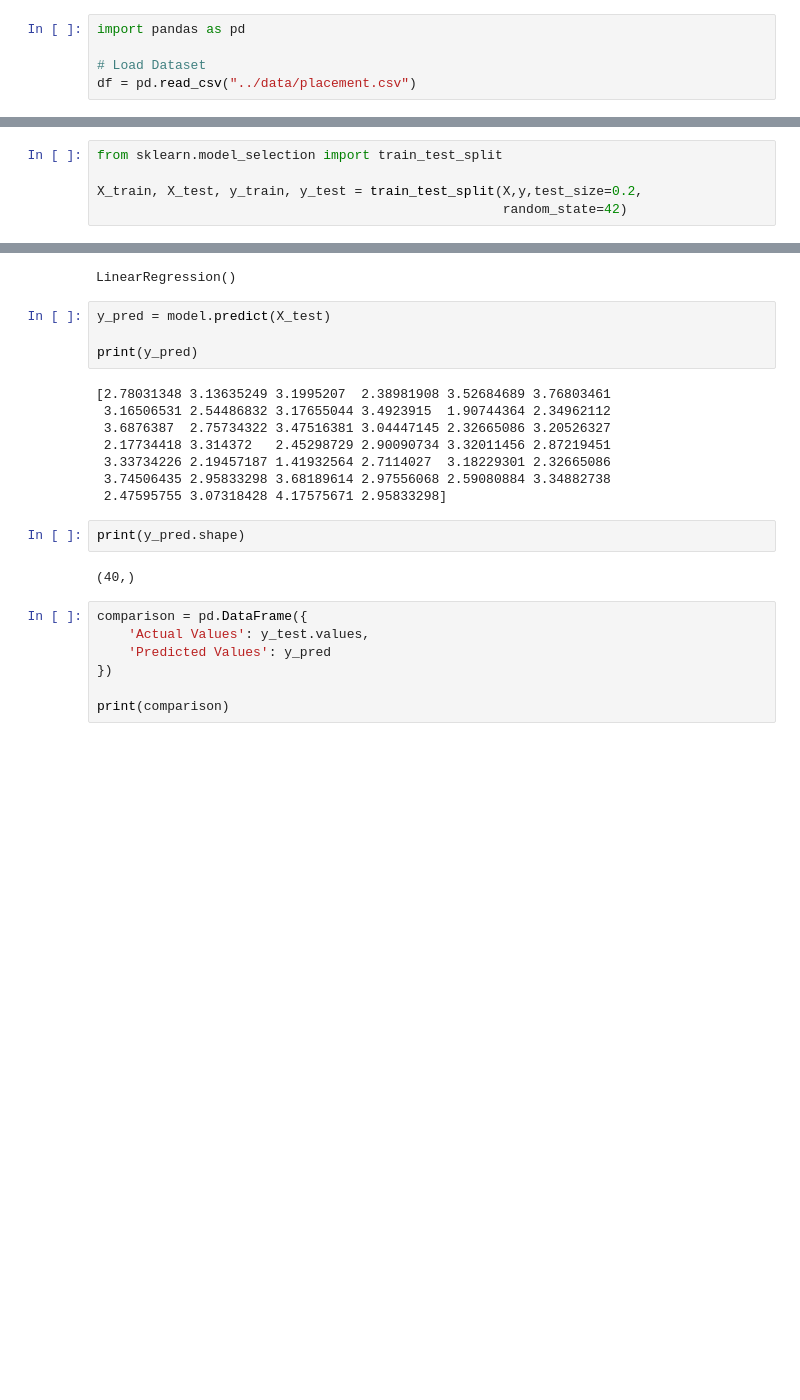
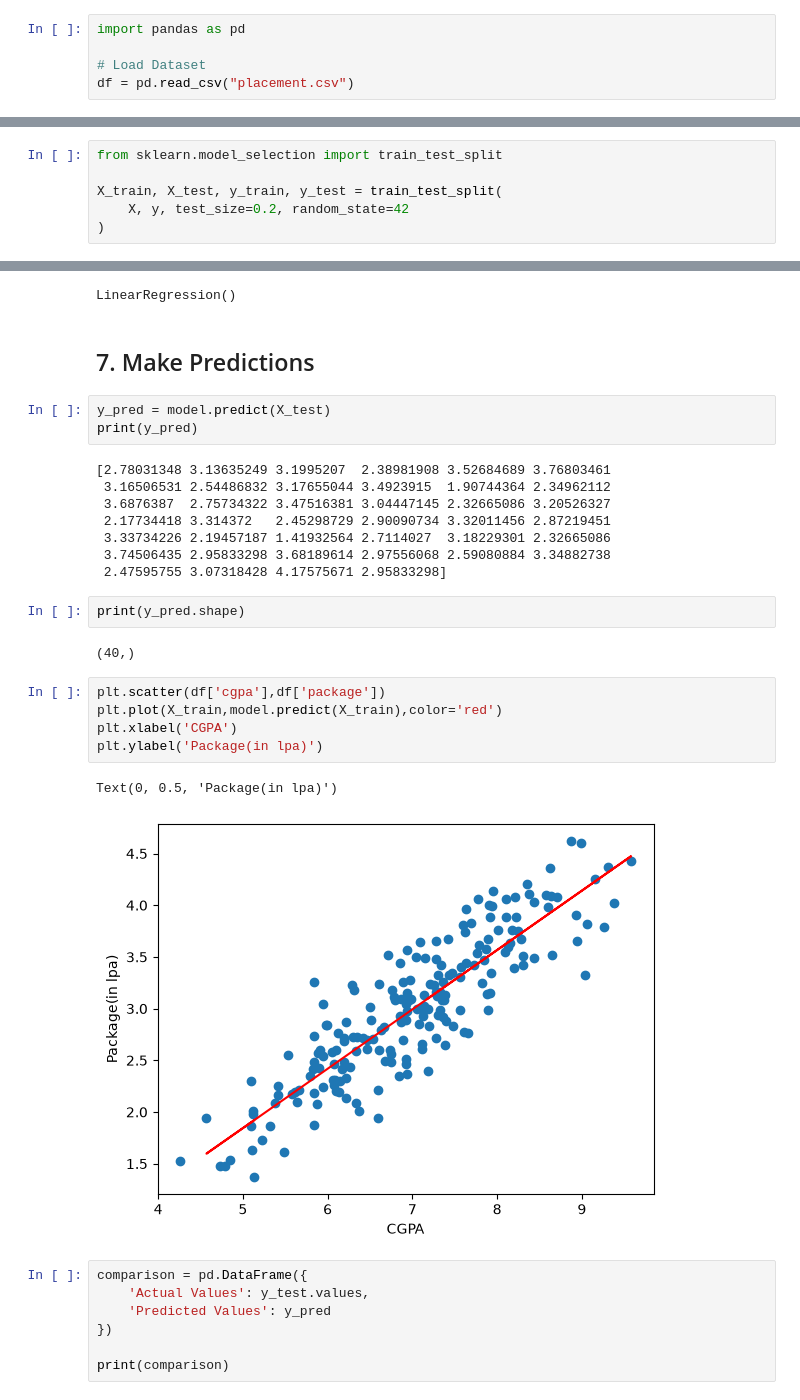
Before and after one commit to msumar7426/AI-ML-Journey, a Jupyter notebook: 01_Linear_Regression/learning.ipynb, the cells around one changed output, grey strips where cells are left out. Drawn from its saved outputs; the diff is of its cells as text; blank space fills up the shorter version.

```diff
--- a/01_Linear_Regression/learning.ipynb
+++ b/01_Linear_Regression/learning.ipynb
@@ -2,4 +8,4 @@
 import pandas as pd
 
 # Load Dataset
-df = pd.read_csv("../data/placement.csv")
+df = pd.read_csv("placement.csv")
@@ -126,8 +113,9 @@ print(y.shape)
 # %%
 from sklearn.model_selection import train_test_split
 
-X_train, X_test, y_train, y_test = train_test_split(X,y,test_size=0.2,
-                                                    random_state=42)
+X_train, X_test, y_train, y_test = train_test_split(
+    X, y, test_size=0.2, random_state=42
+)
 # %%
 print(X_train.shape)
 print(X_test.shape)
@@ -144,9 +136,10 @@ model = LinearRegression()
 model.fit(X_train, y_train)
 # %% [output]
 LinearRegression()
+# %% [markdown]
+## 7. Make Predictions
 # %%
 y_pred = model.predict(X_test)
-
 print(y_pred)
 # %% [output]
 [2.78031348 3.13635249 3.1995207  2.38981908 3.52684689 3.76803461
@@ -160,6 +153,14 @@ print(y_pred)
 print(y_pred.shape)
 # %% [output]
 (40,)
+# %%
+plt.scatter(df['cgpa'],df['package'])
+plt.plot(X_train,model.predict(X_train),color='red')
+plt.xlabel('CGPA')
+plt.ylabel('Package(in lpa)')
+# %% [output]
+Text(0, 0.5, 'Package(in lpa)')
+[figure, added]
 # %%
 comparison = pd.DataFrame({
     'Actual Values': y_test.values,
```
Also changed, not shown: parts of 72 cells of this notebook.
